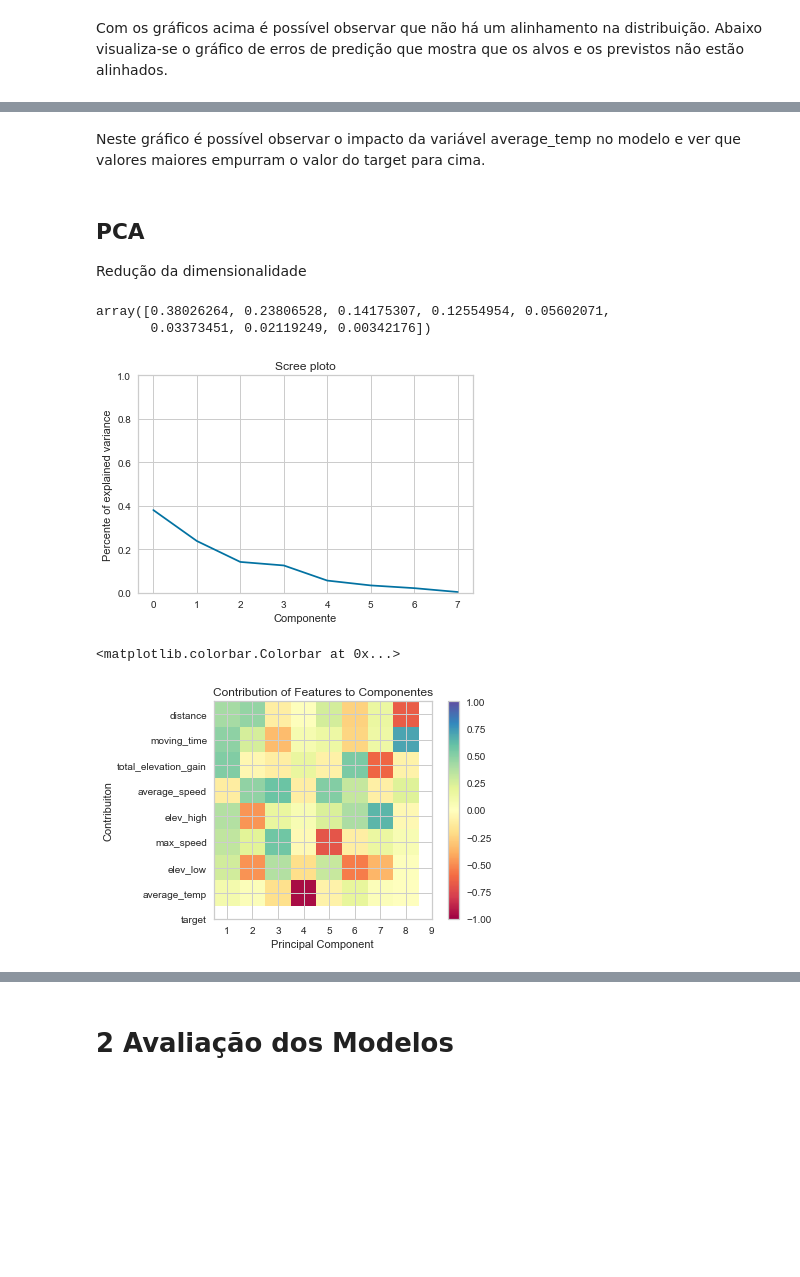
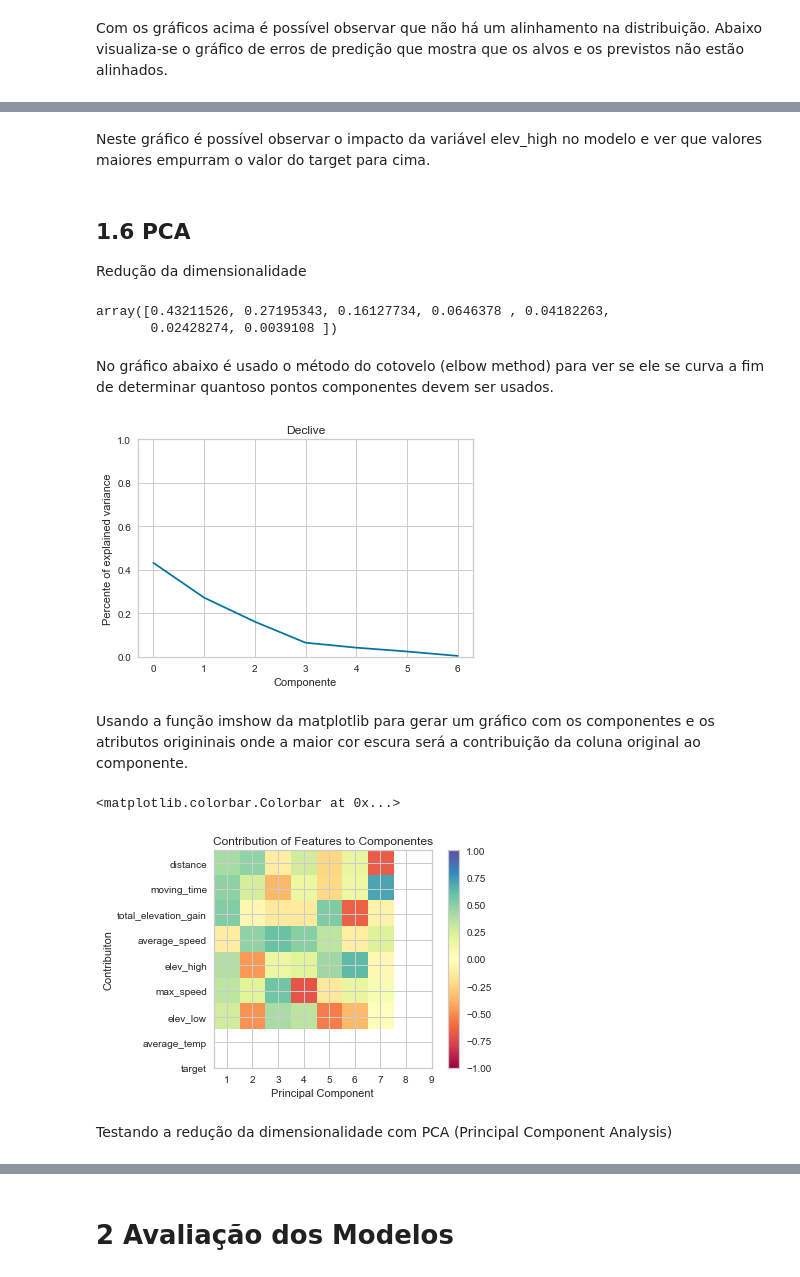
Before and after one commit to tal-rsg/3-MVP, a Jupyter notebook: mvp_machineLearning.ipynb, the cells around one changed output, grey strips where cells are left out. Cells and saved outputs as stored; diff of their text form; code cells hidden in the pictures; blank space fills up the shorter version.

```diff
--- a/mvp_machineLearning.ipynb
+++ b/mvp_machineLearning.ipynb
@@ -143,23 +149,0 @@ Inserindo novos atributos como a idade (Age) no periodo da atividade e a frequê
-# %%
-# convertendo o campo start_date para o tipo data
-df_strava['start_date'] = pd.to_datetime(df_strava['start_date'])
-
-# funcao para calcular a idade no periodo da atividade
-def calculate_age(birthdate):
-    current_date = datetime(1980,11,18)
-    age = birthdate.year - current_date.year - ((current_date.month, current_date.day) < (birthdate.month, birthdate.day))
-    return age
-
-# criando a nova coluna com o calculo da idade no periodo da atividade
-df_strava['Age'] = df_strava['start_date'].apply(calculate_age)
-
-# função para calcular o Frequencia Cardiaca Maxima (FC max)
-def calc_fcmax(fcmax):
-    fc_max = 220 - fcmax
-    return fc_max
-
-# criando a nova coluna com o calculo do FC Max com base na coluna idade
-df_strava['FCmax'] = df_strava['Age'].apply(calc_fcmax)
-
-# visualizando o dataframe
-df_strava.head()
@@ -212,7 +187,7 @@ Apartir deste ponto a base é separada em bases de treino e testes
 # Separação em bases de treino e teste (holdout)
 array = df_lrstravatrain.values
 
-lr_X = array[:,0:8] # atributos
+lr_X = array[:,0:7] # atributos
 lr_y = array[:,8] # classe (target)
 
 lrX_train, lrX_test, lry_train, lry_test = train_test_split(lr_X, lr_y, test_size=0.3, random_state=42) # faz a divisão da base
@@ -702,29 +679,33 @@ shap.summary_plot(vals, lr_X,feature_names=df_lrstravatrain.columns)
 # %% [markdown]
-Neste gráfico é possível observar o impacto da variável average_temp no modelo e ver que valores maiores empurram o valor do target para cima.
+Neste gráfico é possível observar o impacto da variável elev_high no modelo e ver que valores maiores empurram o valor do target para cima.
 # %% [markdown]
-## PCA
+## 1.6 PCA
 Redução da dimensionalidade
 # %%
 pca = PCA(random_state=42)
 X_pca = pca.fit_transform(
-    StandardScaler().fit_transform(lr_X)
+    StandardScaler().fit_transform(lr_sX)
 )
 pca.explained_variance_ratio_
 # %% [output]
-array([0.38026264, 0.23806528, 0.14175307, 0.12554954, 0.05602071,
-       0.03373451, 0.02119249, 0.00342176])
+array([0.43211526, 0.27195343, 0.16127734, 0.0646378 , 0.04182263,
+       0.02428274, 0.0039108 ])
+# %% [markdown]
+No gráfico abaixo é usado o método do cotovelo (elbow method) para ver se ele se curva a fim de determinar quantoso pontos componentes devem ser usados.
 # %%
 fig, ax = plt.subplots(figsize=(6,4))
 ax.plot(pca.explained_variance_ratio_)
 ax.set(
     xlabel="Componente",
     ylabel = "Percente of explained variance",
-    title="Scree ploto",
+    title="Declive",
     ylim=(0,1),
 )
 plt.show()
 # %% [output]
-[figure, old version]
+[figure, new version]
+# %% [markdown]
+Usando a função imshow da matplotlib para gerar um gráfico com os componentes e os atributos origininais onde a maior cor escura será a contribuição da coluna original ao componente.
 # %%
 fig, ax = plt.subplots(figsize=(6,4))
 plt.imshow(
@@ -743,4 +724,6 @@ plt.title(
 plt.colorbar()
 # %% [output]
 <matplotlib.colorbar.Colorbar at 0x...>
-[figure, old version]
+[figure, new version]
+# %% [markdown]
+Testando a redução da dimensionalidade com PCA (Principal Component Analysis)
```
Also changed, not shown: parts of 74 cells of this notebook.
